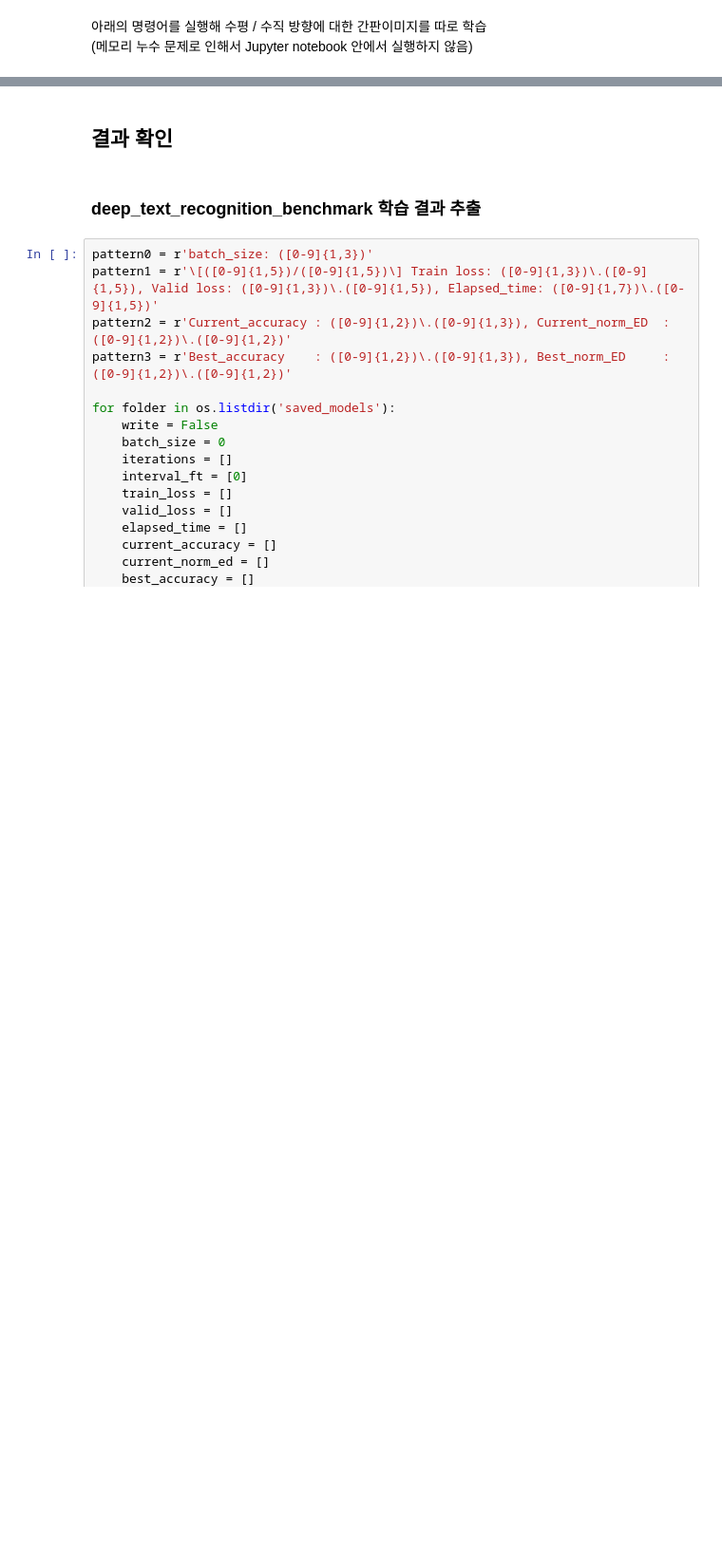
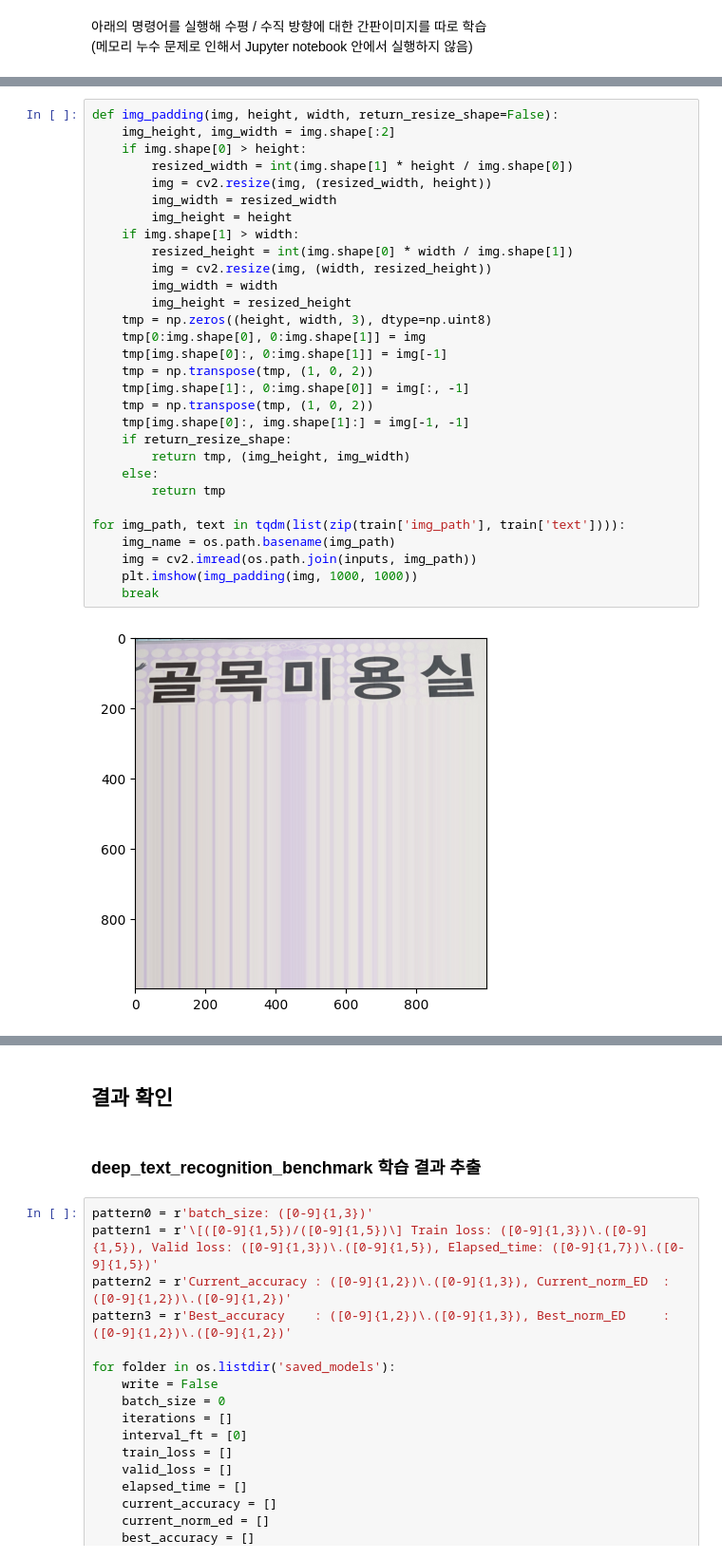
Before and after one commit to Neurumaru/swuniv-ai-competition-final, a Jupyter notebook: swuniv-ai-competition-final.ipynb, the cells around one changed output, grey strips where cells are left out. Shown: that part at 95% size. Cells and saved outputs as stored; diff of their text form; blank space fills up the shorter version.

```diff
--- a/swuniv-ai-competition-final.ipynb
+++ b/swuniv-ai-competition-final.ipynb
@@ -497,0 +578,32 @@ Created dataset with 10000 samples
+# %%
+def img_padding(img, height, width, return_resize_shape=False):
+    img_height, img_width = img.shape[:2]
+    if img.shape[0] > height:
+        resized_width = int(img.shape[1] * height / img.shape[0])
+        img = cv2.resize(img, (resized_width, height))
+        img_width = resized_width
+        img_height = height
+    if img.shape[1] > width:
+        resized_height = int(img.shape[0] * width / img.shape[1])
+        img = cv2.resize(img, (width, resized_height))
+        img_width = width
+        img_height = resized_height
+    tmp = np.zeros((height, width, 3), dtype=np.uint8)
+    tmp[0:img.shape[0], 0:img.shape[1]] = img
+    tmp[img.shape[0]:, 0:img.shape[1]] = img[-1]
+    tmp = np.transpose(tmp, (1, 0, 2))
+    tmp[img.shape[1]:, 0:img.shape[0]] = img[:, -1]
+    tmp = np.transpose(tmp, (1, 0, 2))
+    tmp[img.shape[0]:, img.shape[1]:] = img[-1, -1]
+    if return_resize_shape:
+        return tmp, (img_height, img_width)
+    else:
+        return tmp
+
+for img_path, text in tqdm(list(zip(train['img_path'], train['text']))):
+    img_name = os.path.basename(img_path)
+    img = cv2.imread(os.path.join(inputs, img_path))
+    plt.imshow(img_padding(img, 1000, 1000))
+    break
+# %% [output]
+[figure, added]
```
Also changed, not shown: parts of 20 cells of this notebook.
